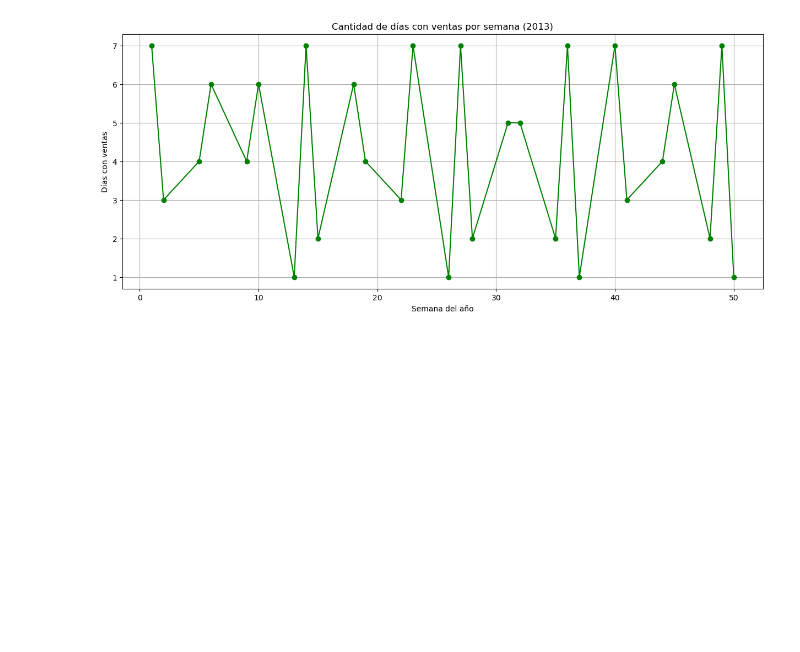
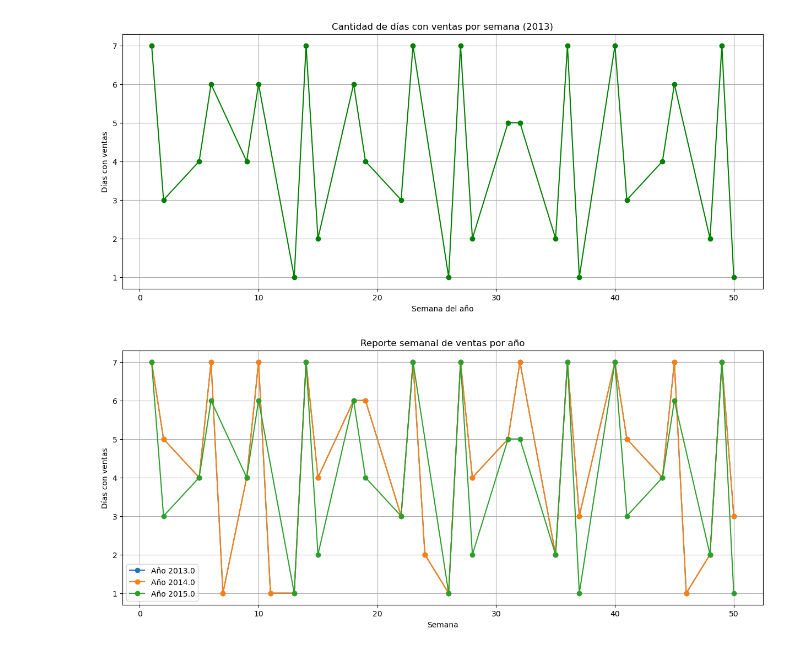
Before and after one commit to dimasamuel/Product_Dev_Plan_vrs_Forecast, a Jupyter notebook: dataset/producto.ipynb, the cells around one changed output. Drawn from its saved outputs; the diff is of its cells as text; code cells hidden in the pictures; blank space fills up the shorter version.

```diff
--- a/dataset/producto.ipynb
+++ b/dataset/producto.ipynb
@@ -607,3 +608,18 @@ plt.grid(True)
 plt.show()
 # %% [output]
 [figure]
+# %%
+plt.figure(figsize=(15, 6))
+
+for year in weekly_report['year'].unique():
+    data_year = weekly_report[weekly_report['year'] == year]
+    plt.plot(data_year['week'], data_year['days_with_sales'], marker='o', linestyle='-', label=f"Año {year}")
+
+plt.title("Reporte semanal de ventas por año")
+plt.xlabel("Semana")
+plt.ylabel("Días con ventas")
+plt.legend()
+plt.grid(True)
+plt.show()
+# %% [output]
+[figure, added]
```
Also changed, not shown: parts of 31 cells of this notebook, 1 other file.
